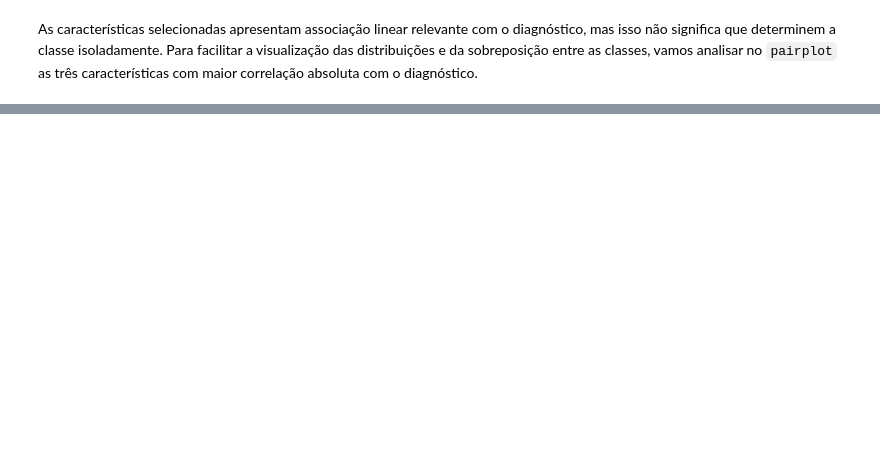
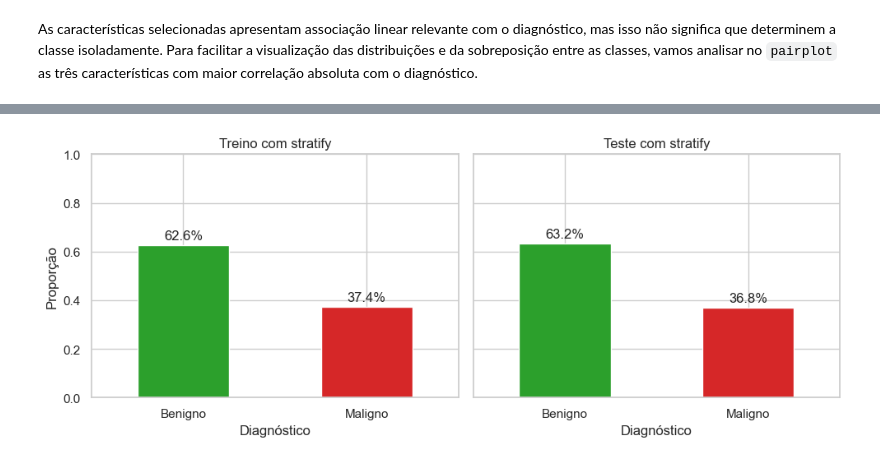
Before and after one commit to douglas-mcosta/fiap-tech-challenge-fase01, a Jupyter notebook: tech-challenge.ipynb, the cells around one changed output, grey strips where cells are left out. Saved outputs shown, nothing was run; the diff lists cells and outputs as text; code cells hidden in the pictures; blank space fills up the shorter version.

```diff
--- a/tech-challenge.ipynb
+++ b/tech-challenge.ipynb
@@ -397,0 +464,47 @@ plt.show()
+# %%
+x_train, x_test, y_train, y_test = train_test_split(x,y,test_size=0.2,stratify=y, random_state=42)
+# %%
+fig, axes = plt.subplots(
+    1,
+    2,
+    figsize=(10, 4),
+    sharey=True
+)
+
+ordem = [0, 1]
+cores = ["#2ca02c", "#d62728"]
+
+y_train.value_counts(normalize=True).reindex(ordem).plot(
+    kind="bar",
+    color=cores,
+    ax=axes[0]
+)
+
+y_test.value_counts(normalize=True).reindex(ordem).plot(
+    kind="bar",
+    color=cores,
+    ax=axes[1]
+)
+
+axes[0].set_title("Treino com stratify")
+axes[1].set_title("Teste com stratify")
+
+for ax in axes:
+    ax.set_xticklabels(["Benigno", "Maligno"], rotation=0)
+    ax.set_xlabel("Diagnóstico")
+    ax.set_ylim(0, 1)
+
+    for container in ax.containers:
+        ax.bar_label(
+            container,
+            labels=[f"{barra.get_height():.1%}" for barra in container],
+            padding=3
+        )
+
+axes[0].set_ylabel("Proporção")
+axes[1].set_ylabel("")
+
+plt.tight_layout()
+plt.show()
+# %% [output]
+[figure, added]
```
Also changed, not shown: parts of 23 cells of this notebook.
